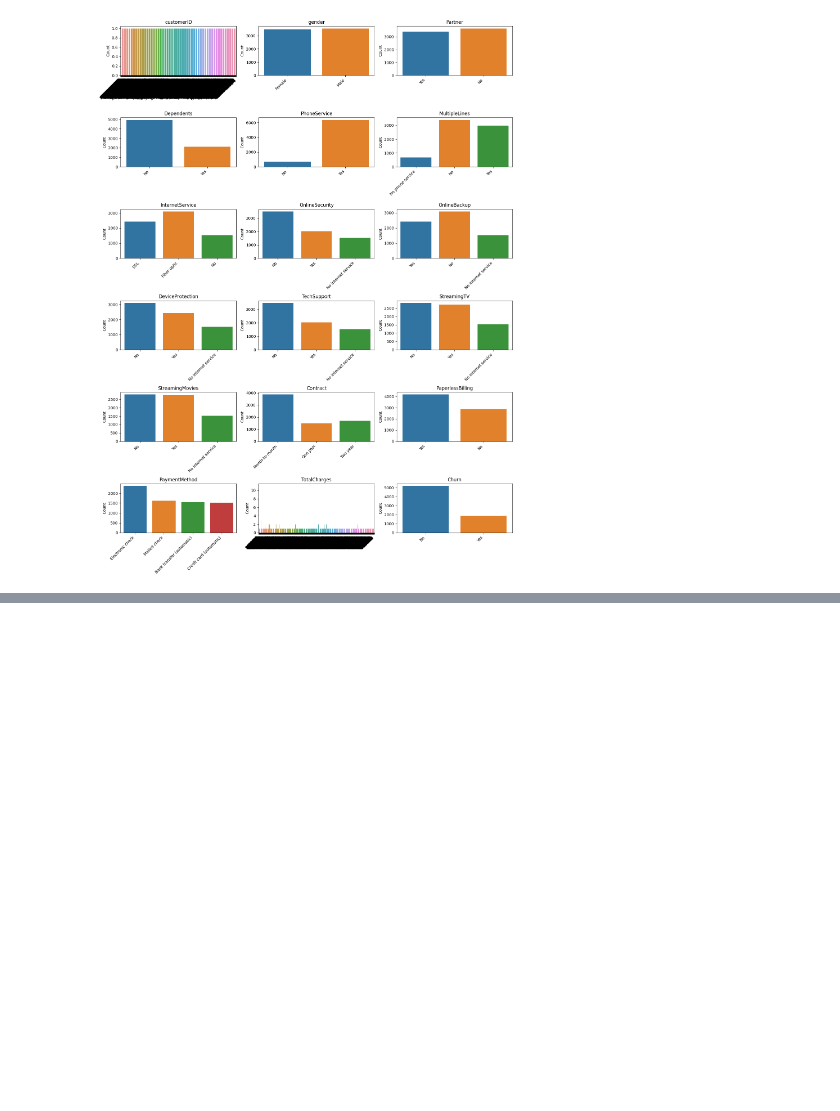
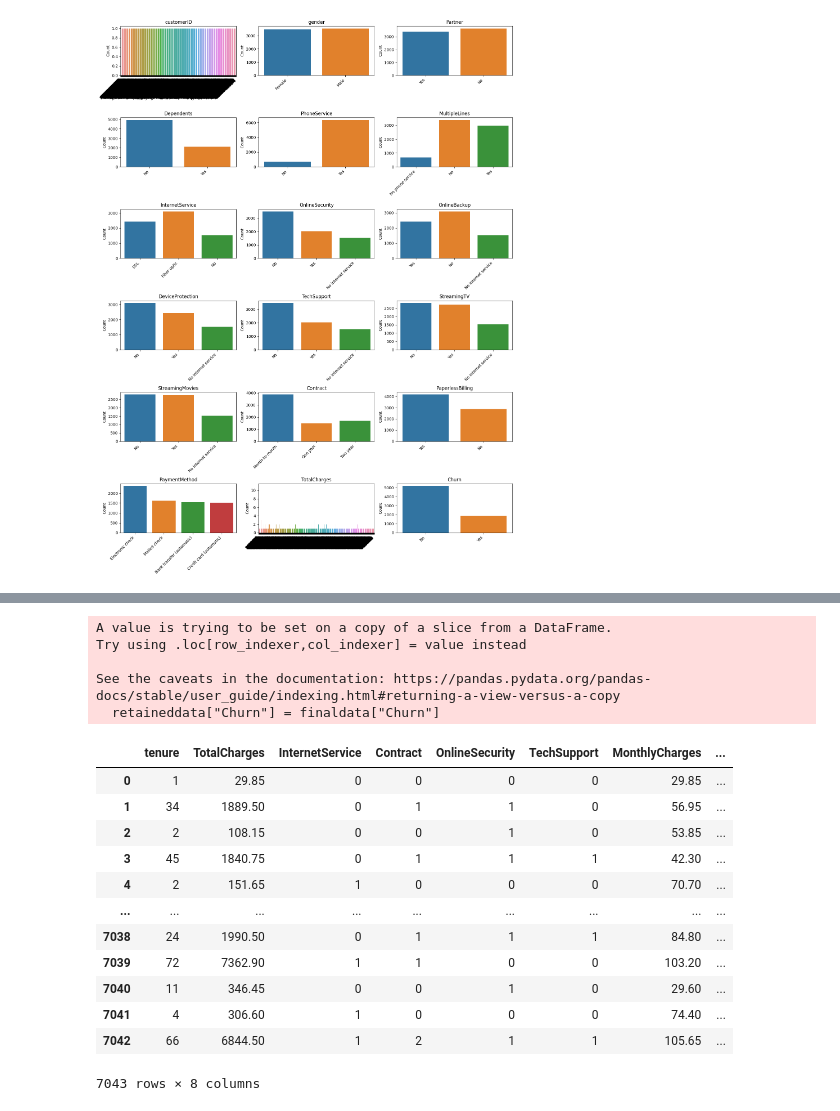
Before and after one commit to EddyKubwimana/83082025_Churning_Customers, a Jupyter notebook: Assignment3.ipynb, the cells around one changed output, grey strips where cells are left out. Saved outputs shown, nothing was run; the diff lists cells and outputs as text; code cells hidden in the pictures; blank space fills up the shorter version.

```diff
--- a/Assignment3.ipynb
+++ b/Assignment3.ipynb
@@ -129,0 +370,24 @@ plt.show()
+# %%
+retaineddata["Churn"] = finaldata["Churn"]
+# %% [output]
+A value is trying to be set on a copy of a slice from a DataFrame.
+Try using .loc[row_indexer,col_indexer] = value instead
+
+See the caveats in the documentation: https://pandas.pydata.org/pandas-docs/stable/user_guide/indexing.html#returning-a-view-versus-a-copy
+  retaineddata["Churn"] = finaldata["Churn"]
+# %%
+retaineddata
+# %% [output]
+|  | tenure | TotalCharges | InternetService | Contract | OnlineSecurity | TechSupport | MonthlyCharges | ... |
+| 0 | 1 | 29.85 | 0 | 0 | 0 | 0 | 29.85 | ... |
+| 1 | 34 | 1889.50 | 0 | 1 | 1 | 0 | 56.95 | ... |
+| 2 | 2 | 108.15 | 0 | 0 | 1 | 0 | 53.85 | ... |
+| 3 | 45 | 1840.75 | 0 | 1 | 1 | 1 | 42.30 | ... |
+| 4 | 2 | 151.65 | 1 | 0 | 0 | 0 | 70.70 | ... |
+| ... | ... | ... | ... | ... | ... | ... | ... | ... |
+| 7038 | 24 | 1990.50 | 0 | 1 | 1 | 1 | 84.80 | ... |
+| 7039 | 72 | 7362.90 | 1 | 1 | 0 | 0 | 103.20 | ... |
+| 7040 | 11 | 346.45 | 0 | 0 | 1 | 0 | 29.60 | ... |
+| 7041 | 4 | 306.60 | 1 | 0 | 0 | 0 | 74.40 | ... |
+| 7042 | 66 | 6844.50 | 1 | 2 | 1 | 1 | 105.65 | ... |
+7043 rows × 8 columns
```
Also changed, not shown: parts of 47 cells of this notebook.
